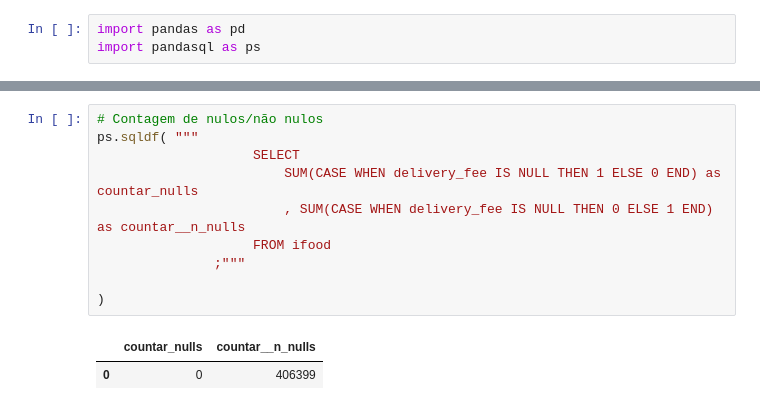
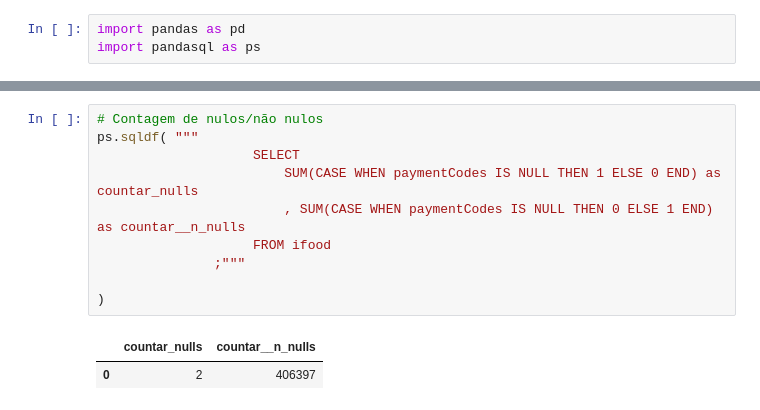
Before and after one commit to LeonardoHBritoo/Querys-Dados-Ifood, a Jupyter notebook: LendoDeArquivo.ipynb, the cells around one changed output, grey strips where cells are left out. Saved outputs shown, nothing was run; the diff lists cells and outputs as text.

```diff
--- a/LendoDeArquivo.ipynb
+++ b/LendoDeArquivo.ipynb
@@ -50,13 +49,13 @@ for i in ifood.columns:
 # %%
 # Contagem de nulos/não nulos
 ps.sqldf( """
                     SELECT
-                        SUM(CASE WHEN delivery_fee IS NULL THEN 1 ELSE 0 END) as countar_nulls
-                        , SUM(CASE WHEN delivery_fee IS NULL THEN 0 ELSE 1 END) as countar__n_nulls
+                        SUM(CASE WHEN paymentCodes IS NULL THEN 1 ELSE 0 END) as countar_nulls
+                        , SUM(CASE WHEN paymentCodes IS NULL THEN 0 ELSE 1 END) as countar__n_nulls
                     FROM ifood
                ;"""
 
 )
 # %% [output]
 |  | countar_nulls | countar__n_nulls |
-| 0 | 0 | 406399 |
+| 0 | 2 | 406397 |
```
Also changed, not shown: parts of 12 cells of this notebook.
